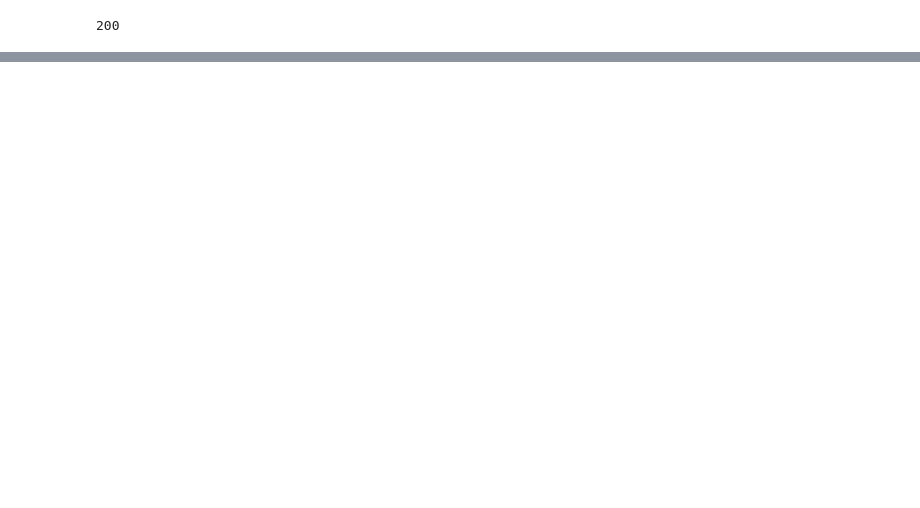
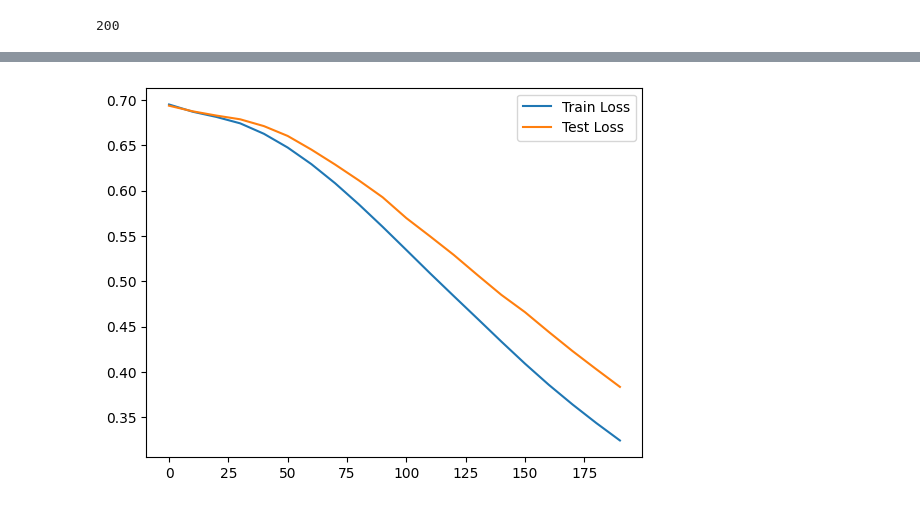
Before and after one commit to CODING-DARSH/DeepLearning, a Jupyter notebook: Nueral_Network_Classification.ipynb, the cells around one changed output, grey strips where cells are left out. Cells and saved outputs as stored; diff of their text form; code cells hidden in the pictures; blank space fills up the shorter version.

Commit message:
train& test loops and architecture updated

```diff
--- a/Nueral_Network_Classification.ipynb
+++ b/Nueral_Network_Classification.ipynb
@@ -107,5 +112,5 @@ optimizer=torch.optim.SGD(params=model.parameters(),lr=0.01)
 #calculating accuracy
 def accuracy_fn(y_true,y_pred):
     correct=torch.eq(y_true,y_pred).sum().item()
-    acc=(correct/len(pred))*100
+    acc=(correct/len(y_pred))*100
     return acc
@@ -111,0 +150,36 @@ def accuracy_fn(y_true,y_pred):
+# %%
+loss_fn=torch.nn.BCEWithLogitsLoss() # combine sigmoid layer and BCE layer together
+optimizer=torch.optim.Adam(params=model.parameters(),lr=0.01)
+# %%
+# the current code is for direct measuring and calculating losses while manual passing of sigmoid and rounding off is basically used for
+#iterating and doing same stuff manually and commented one uses BCEWtih logits which has built in sigmoid
+epochs=200
+train_loss_values = []
+test_loss_values = []
+epoch_count = []
+for epoch in range(epochs):
+    model.train()
+    y_logits=model(X_train)
+    # y_pred_train=model(X_train)
+    y_pred_train=torch.round(torch.sigmoid(y_logits))
+    # loss=loss_fn(y_pred_train,y_train)
+    loss=loss_fn(y_logits,y_train) # here we are using logits instead of y_pred_train becoz logits is the raw value we got from forward pass
+    # while if we pass y_pred_train it has round off values 0&1 which will not allow us to manupilate the gradientsn properly nor we can
+    #loss of pred and actual values
+    acc=accuracy_fn(y_true=y_train,y_pred=y_pred_train)
+    optimizer.zero_grad()
+    loss.backward()
+    optimizer.step()
+    model.eval()
+    with torch.inference_mode():
+        y_test_pred=model(X_test)
+        y_test_loss=loss_fn(y_test_pred,y_test)
+
+    if epoch%10==0:
+        epoch_count.append(epoch)
+        train_loss_values.append(loss.detach().numpy())
+        test_loss_values.append(y_test_loss.detach().numpy())
+        print(model.state_dict())
+        print(f"Train loss {loss}")
+        print(f"Test Loss {y_test_loss}")
+        print(epoch)
@@ -111,0 +204,9 @@ def accuracy_fn(y_true,y_pred):
+# %%
+import matplotlib.pyplot as plt
+
+plt.plot(epoch_count, train_loss_values, label="Train Loss")
+plt.plot(epoch_count, test_loss_values, label="Test Loss")
+plt.legend()
+plt.show()
+# %% [output]
+[figure, added]
```
Also changed, not shown: parts of 12 cells of this notebook.
